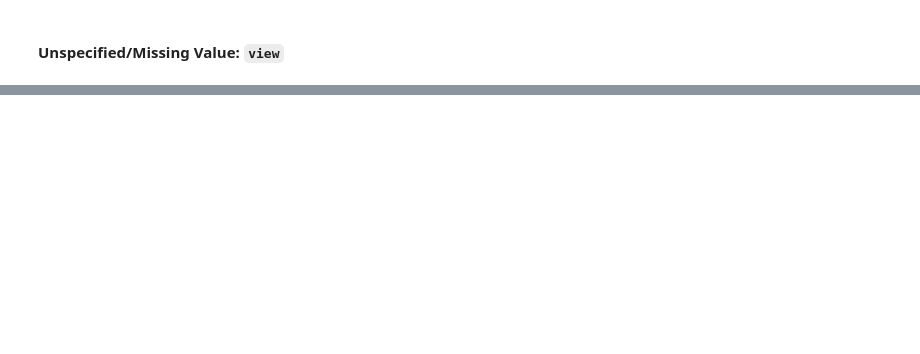
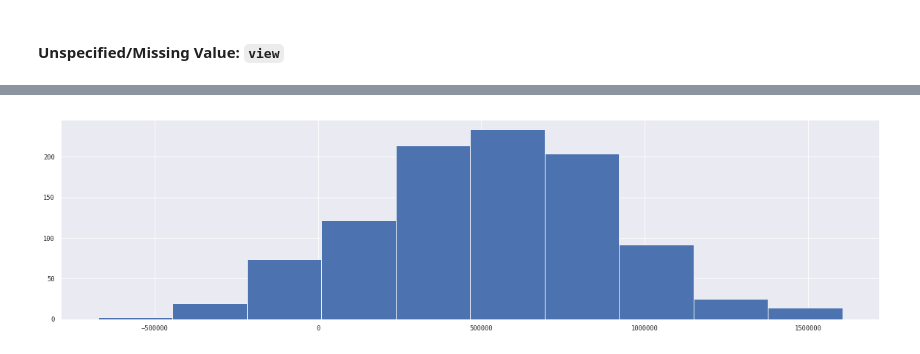
Before and after one commit to tigerarcades/nf-datascience-project001_house_prices, a Jupyter notebook: immersive_data_science_project001_eda.ipynb, the cells around one changed output, grey strips where cells are left out. Drawn from its saved outputs; the diff is of its cells as text; code cells hidden in the pictures; blank space fills up the shorter version.

```diff
--- a/immersive_data_science_project001_eda.ipynb
+++ b/immersive_data_science_project001_eda.ipynb
@@ -104,0 +295,2 @@ df[df['view'].isna()].describe()
+# %%
+μ, σ = norm.fit(df['price'])
@@ -104,0 +301,5 @@ df[df['view'].isna()].describe()
+# %%
+f, ax = plt.subplots(figsize=(20, 5))
+pd.Series(normal(loc=μ, scale=σ, size=1000)).hist();
+# %% [output]
+[figure, added]
```
Also changed, not shown: parts of 43 cells of this notebook.
